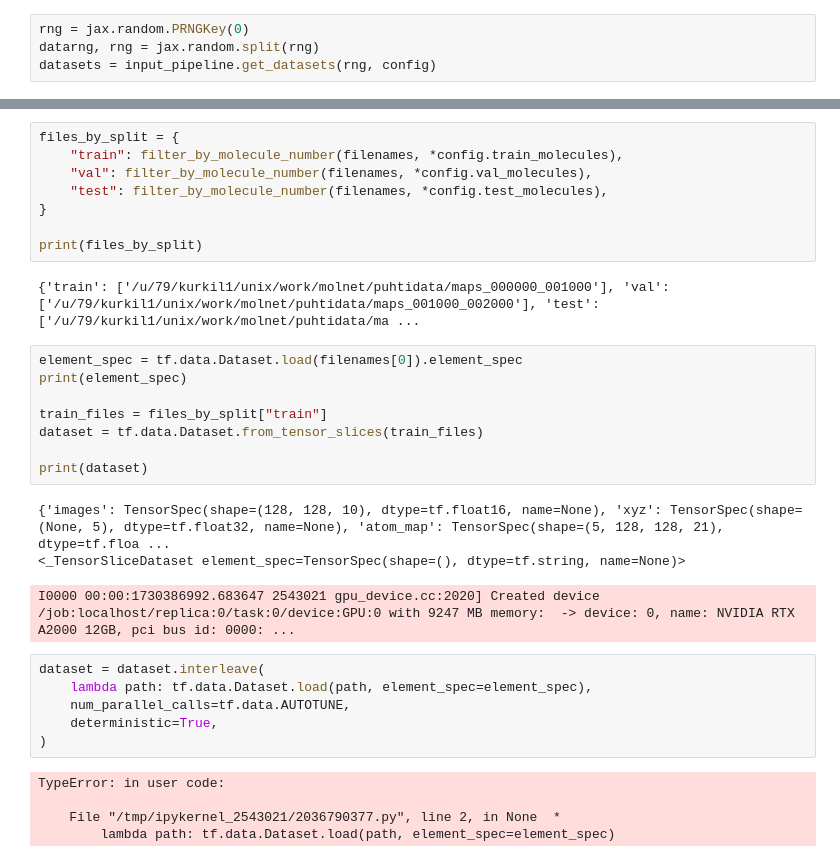
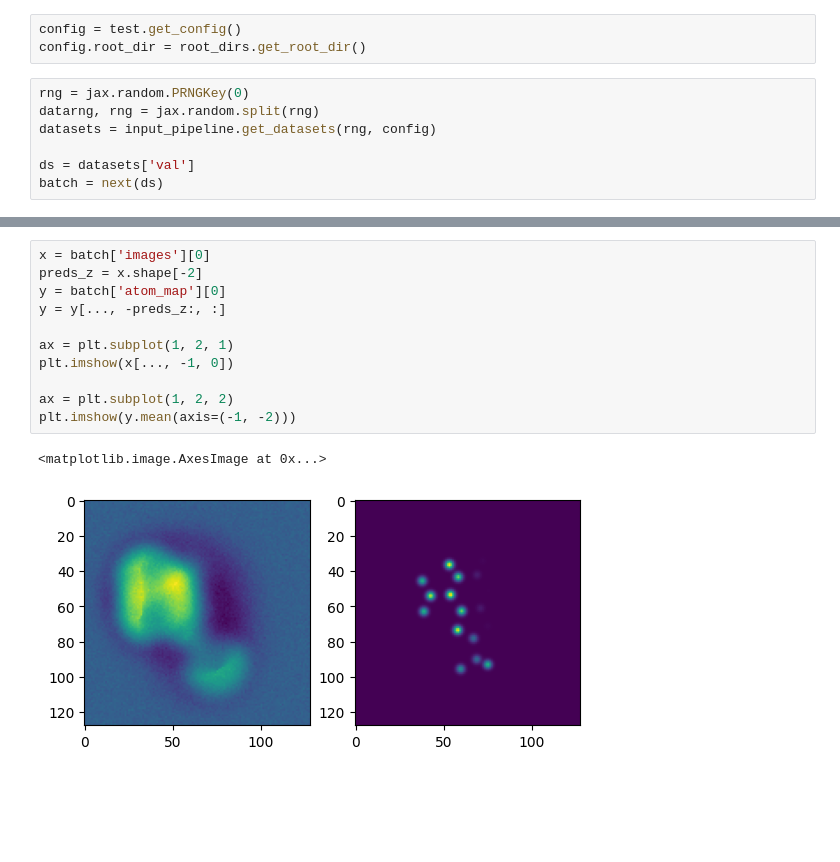
Before and after one commit to LauriKurki/molecule-net, a Jupyter notebook: notebooks/test_input_pipeline.ipynb, the cells around one changed output, grey strips where cells are left out. Cells and saved outputs as stored; diff of their text form; blank space fills up the shorter version.

```diff
--- a/notebooks/test_input_pipeline.ipynb
+++ b/notebooks/test_input_pipeline.ipynb
@@ -24,5 +15,11 @@ config.test_molecules = (2000, 3000)
+# %%
+config = test.get_config()
+config.root_dir = root_dirs.get_root_dir()
 # %%
 rng = jax.random.PRNGKey(0)
 datarng, rng = jax.random.split(rng)
 datasets = input_pipeline.get_datasets(rng, config)
+
+ds = datasets['val']
+batch = next(ds)
 # %% [output]
@@ -55,33 +38,14 @@ def filter_by_molecule_number(
-# %%
-files_by_split = {
-    "train": filter_by_molecule_number(filenames, *config.train_molecules),
-    "val": filter_by_molecule_number(filenames, *config.val_molecules),
-    "test": filter_by_molecule_number(filenames, *config.test_molecules),
-}
-
-print(files_by_split)
-# %% [output]
-{'train': ['/u/79/kurkil1/unix/work/molnet/puhtidata/maps_000000_001000'], 'val': ['/u/79/kurkil1/unix/work/molnet/puhtidata/maps_001000_002000'], 'test': ['/u/79/kurkil1/unix/work/molnet/puhtidata/ma ...
-# %%
-element_spec = tf.data.Dataset.load(filenames[0]).element_spec
-print(element_spec)
-
-train_files = files_by_split["train"]
-dataset = tf.data.Dataset.from_tensor_slices(train_files)
-
-print(dataset)
-# %% [output]
-{'images': TensorSpec(shape=(128, 128, 10), dtype=tf.float16, name=None), 'xyz': TensorSpec(shape=(None, 5), dtype=tf.float32, name=None), 'atom_map': TensorSpec(shape=(5, 128, 128, 21), dtype=tf.floa ...
-<_TensorSliceDataset element_spec=TensorSpec(shape=(), dtype=tf.string, name=None)>
-I0000 00:00:1730386992.683647 2543021 gpu_device.cc:2020] Created device /job:localhost/replica:0/task:0/device:GPU:0 with 9247 MB memory:  -> device: 0, name: NVIDIA RTX A2000 12GB, pci bus id: 0000: ...
-# %%
-dataset = dataset.interleave(
-    lambda path: tf.data.Dataset.load(path, element_spec=element_spec),
-    num_parallel_calls=tf.data.AUTOTUNE,
-    deterministic=True,
-)
-# %% [output]
-TypeError: in user code:
-
-    File "/tmp/ipykernel_2543021/2036790377.py", line 2, in None  *
-        lambda path: tf.data.Dataset.load(path, element_spec=element_spec)
+# %%
+x = batch['images'][0]
+preds_z = x.shape[-2]
+y = batch['atom_map'][0]
+y = y[..., -preds_z:, :]
+
+ax = plt.subplot(1, 2, 1)
+plt.imshow(x[..., -1, 0])
+
+ax = plt.subplot(1, 2, 2)
+plt.imshow(y.mean(axis=(-1, -2)))
+# %% [output]
+<matplotlib.image.AxesImage at 0x...>
+[figure, added]
```
Also changed, not shown: parts of 4 cells of this notebook, 1 other file.
